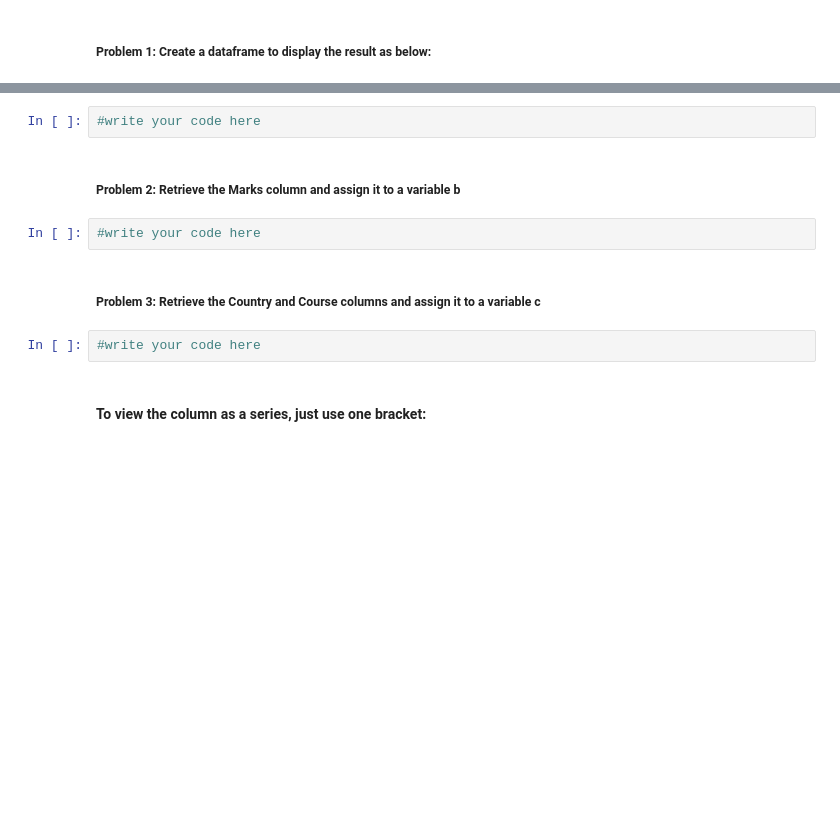
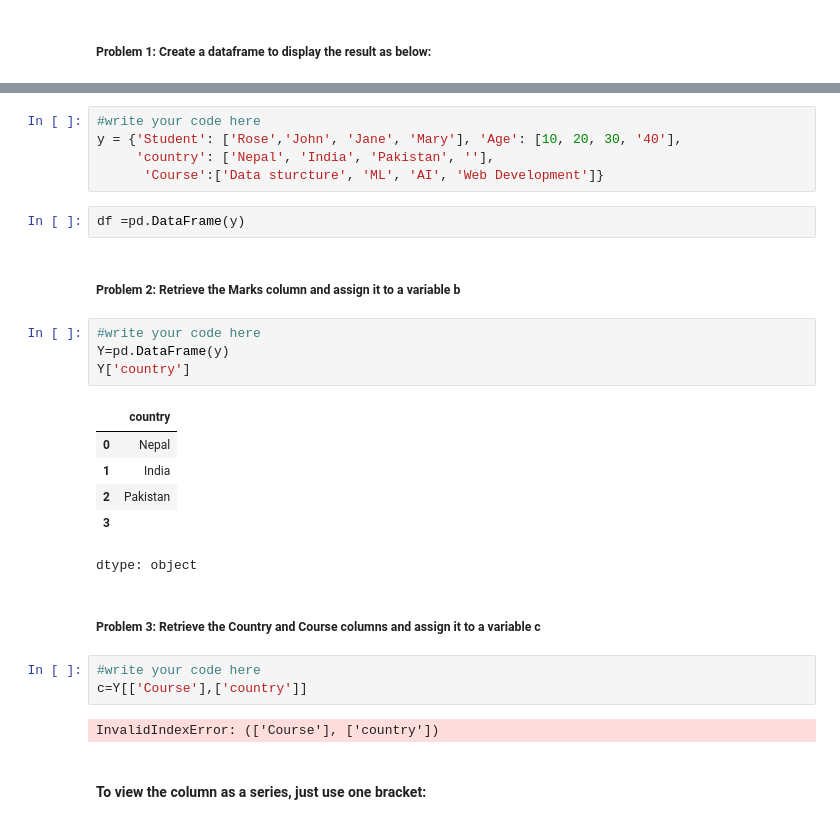
Before and after one commit to abdulhaq1982/Notes, a Jupyter notebook: Pandas_Basics_1.ipynb, the cells around one changed output, grey strips where cells are left out. Cells and saved outputs as stored; diff of their text form; blank space fills up the shorter version.

```diff
--- a/Pandas_Basics_1.ipynb
+++ b/Pandas_Basics_1.ipynb
@@ -61,16 +76,33 @@ Let us retrieve the data for <code>Department</code>, <code>Salary</code> and <c
 <center>
     <img src="https://cf-courses-data.s3.us.cloud-object-storage.appdomain.cloud/IBMDeveloperSkillsNetwork-PY0101EN-SkillsNetwork/labs/Module%204/images/Student_data.png" width="300" alt="Student Data">
 </center>
-# %%
-#write your code here
+# %%
+#write your code here
+y = {'Student': ['Rose','John', 'Jane', 'Mary'], 'Age': [10, 20, 30, '40'],
+     'country': ['Nepal', 'India', 'Pakistan', ''],
+      'Course':['Data sturcture', 'ML', 'AI', 'Web Development']}
+# %%
+df =pd.DataFrame(y)
 # %% [markdown]
 ##### Problem 2: Retrieve the Marks column and assign it to a variable b
 # %%
 #write your code here
+Y=pd.DataFrame(y)
+Y['country']
+# %% [output]
+|  | country |
+| 0 | Nepal |
+| 1 | India |
+| 2 | Pakistan |
+| 3 |  |
+dtype: object
 # %% [markdown]
 ##### Problem 3: Retrieve the Country and Course columns and assign it to a variable c
 # %%
 #write your code here
+c=Y[['Course'],['country']]
+# %% [output]
+InvalidIndexError: (['Course'], ['country'])
 # %% [markdown]
 #### To view the column as a series, just use one bracket:
 # %%
```
Also changed, not shown: parts of 10 cells of this notebook.
